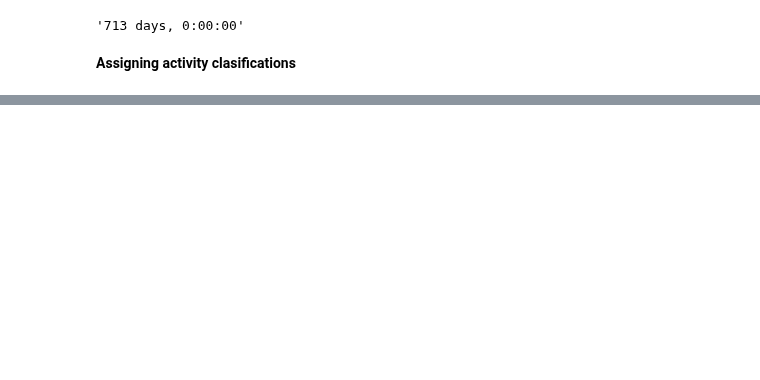
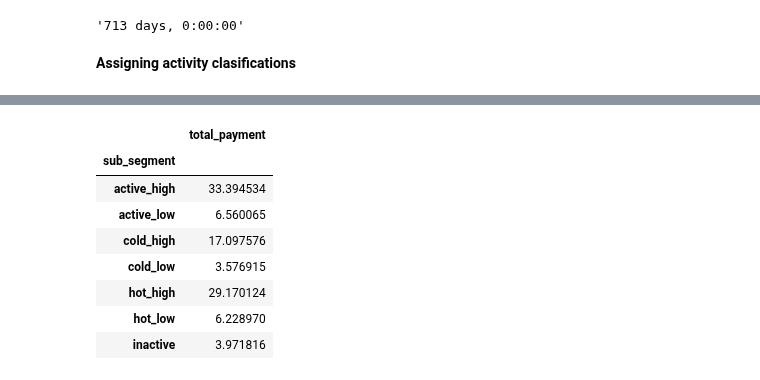
Before and after one commit to LarsTinnefeld/olist_ecom_analysis, a Jupyter notebook: 3 - Customer Segmentation/customer_segmentation.ipynb, the cells around one changed output, grey strips where cells are left out. Cells and saved outputs as stored; diff of their text form; code cells hidden in the pictures; blank space fills up the shorter version.

```diff
--- a/3 - Customer Segmentation/customer_segmentation.ipynb
+++ b/3 - Customer Segmentation/customer_segmentation.ipynb
@@ -490,3 +503,15 @@ df_segmented_customers.head()
+# %%
+df_segmented_customers.groupby('sub_segment').agg({'total_payment': 'sum'})/df_segmented_customers['total_payment'].sum()*100
+# %% [output]
+|  | total_payment |
+| sub_segment |  |
+| active_high | 33.394534 |
+| active_low | 6.560065 |
+| cold_high | 17.097576 |
+| cold_low | 3.576915 |
+| hot_high | 29.170124 |
+| hot_low | 6.228970 |
+| inactive | 3.971816 |
 # %%
 def configure_plotly_browser_state():
     import IPython
```
Also changed, not shown: parts of 2 cells of this notebook.
